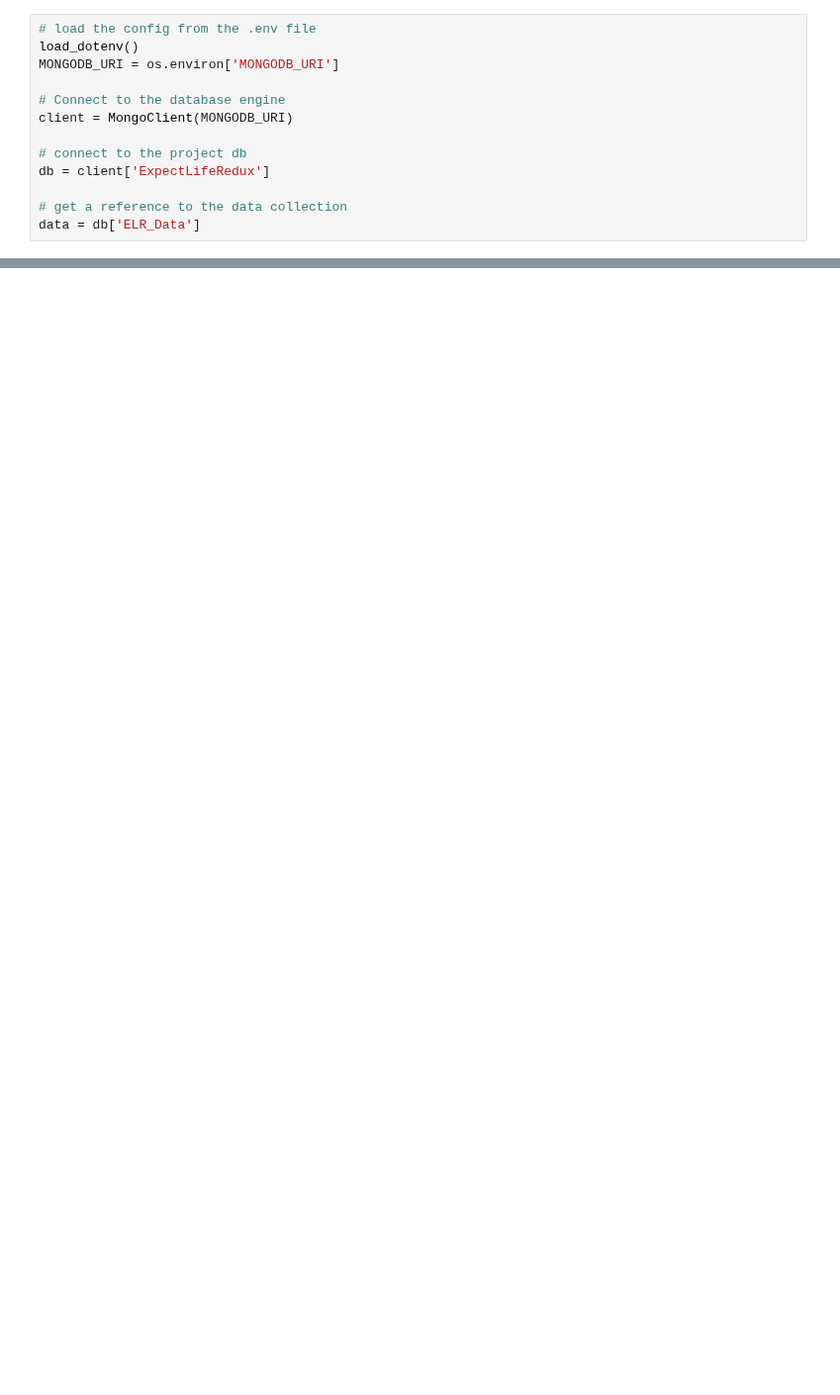
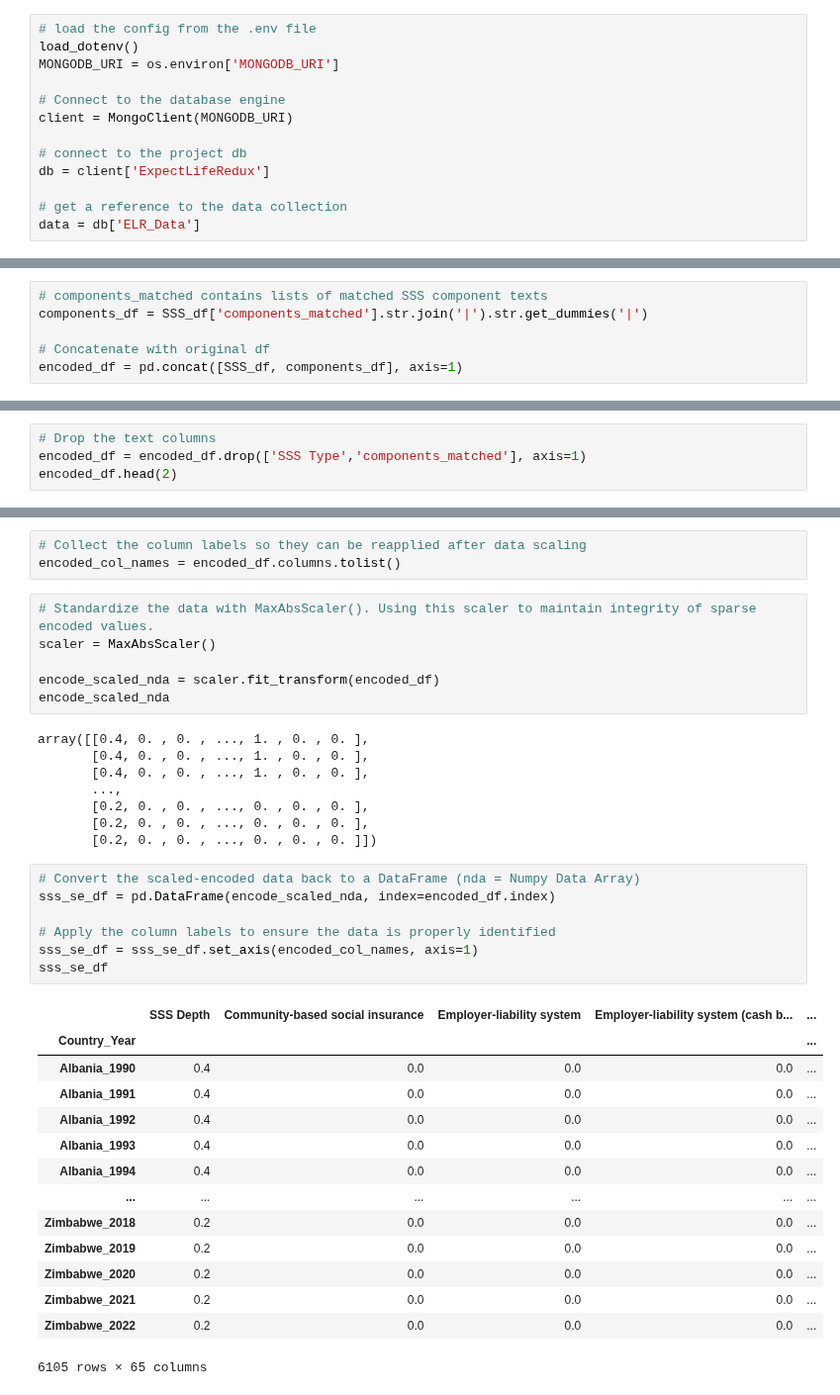
Before and after one commit to AndrewZinc/Expect_Life-Redux, a Jupyter notebook: Analysis/Initial Analysis.ipynb, the cells around one changed output, grey strips where cells are left out. Shown at 99% size. Drawn from its saved outputs; the diff is of its cells as text; blank space fills up the shorter version.

```diff
--- a/Analysis/Initial Analysis.ipynb
+++ b/Analysis/Initial Analysis.ipynb
@@ -44,0 +119,6 @@ combined_df.head(5)
+# %%
+# components_matched contains lists of matched SSS component texts
+components_df = SSS_df['components_matched'].str.join('|').str.get_dummies('|')
+
+# Concatenate with original df
+encoded_df = pd.concat([SSS_df, components_df], axis=1)
@@ -44,0 +133,4 @@ combined_df.head(5)
+# %%
+# Drop the text columns
+encoded_df = encoded_df.drop(['SSS Type','components_matched'], axis=1)
+encoded_df.head(2)
@@ -44,0 +143,39 @@ combined_df.head(5)
+# %%
+# Collect the column labels so they can be reapplied after data scaling
+encoded_col_names = encoded_df.columns.tolist()
+# %%
+# Standardize the data with MaxAbsScaler(). Using this scaler to maintain integrity of sparse encoded values.
+scaler = MaxAbsScaler()
+
+encode_scaled_nda = scaler.fit_transform(encoded_df)
+encode_scaled_nda
+# %% [output]
+array([[0.4, 0. , 0. , ..., 1. , 0. , 0. ],
+       [0.4, 0. , 0. , ..., 1. , 0. , 0. ],
+       [0.4, 0. , 0. , ..., 1. , 0. , 0. ],
+       ...,
+       [0.2, 0. , 0. , ..., 0. , 0. , 0. ],
+       [0.2, 0. , 0. , ..., 0. , 0. , 0. ],
+       [0.2, 0. , 0. , ..., 0. , 0. , 0. ]])
+# %%
+# Convert the scaled-encoded data back to a DataFrame (nda = Numpy Data Array)
+sss_se_df = pd.DataFrame(encode_scaled_nda, index=encoded_df.index)
+
+# Apply the column labels to ensure the data is properly identified
+sss_se_df = sss_se_df.set_axis(encoded_col_names, axis=1)
+sss_se_df
+# %% [output]
+|  | SSS Depth | Community-based social insurance | Employer-liability system | Employer-liability system (cash b... | ... |
+| Country_Year |  |  |  |  | ... |
+| Albania_1990 | 0.4 | 0.0 | 0.0 | 0.0 | ... |
+| Albania_1991 | 0.4 | 0.0 | 0.0 | 0.0 | ... |
+| Albania_1992 | 0.4 | 0.0 | 0.0 | 0.0 | ... |
+| Albania_1993 | 0.4 | 0.0 | 0.0 | 0.0 | ... |
+| Albania_1994 | 0.4 | 0.0 | 0.0 | 0.0 | ... |
+| ... | ... | ... | ... | ... | ... |
+| Zimbabwe_2018 | 0.2 | 0.0 | 0.0 | 0.0 | ... |
+| Zimbabwe_2019 | 0.2 | 0.0 | 0.0 | 0.0 | ... |
+| Zimbabwe_2020 | 0.2 | 0.0 | 0.0 | 0.0 | ... |
+| Zimbabwe_2021 | 0.2 | 0.0 | 0.0 | 0.0 | ... |
+| Zimbabwe_2022 | 0.2 | 0.0 | 0.0 | 0.0 | ... |
+6105 rows × 65 columns
```
Also changed, not shown: parts of 15 cells of this notebook, 22 other files.
